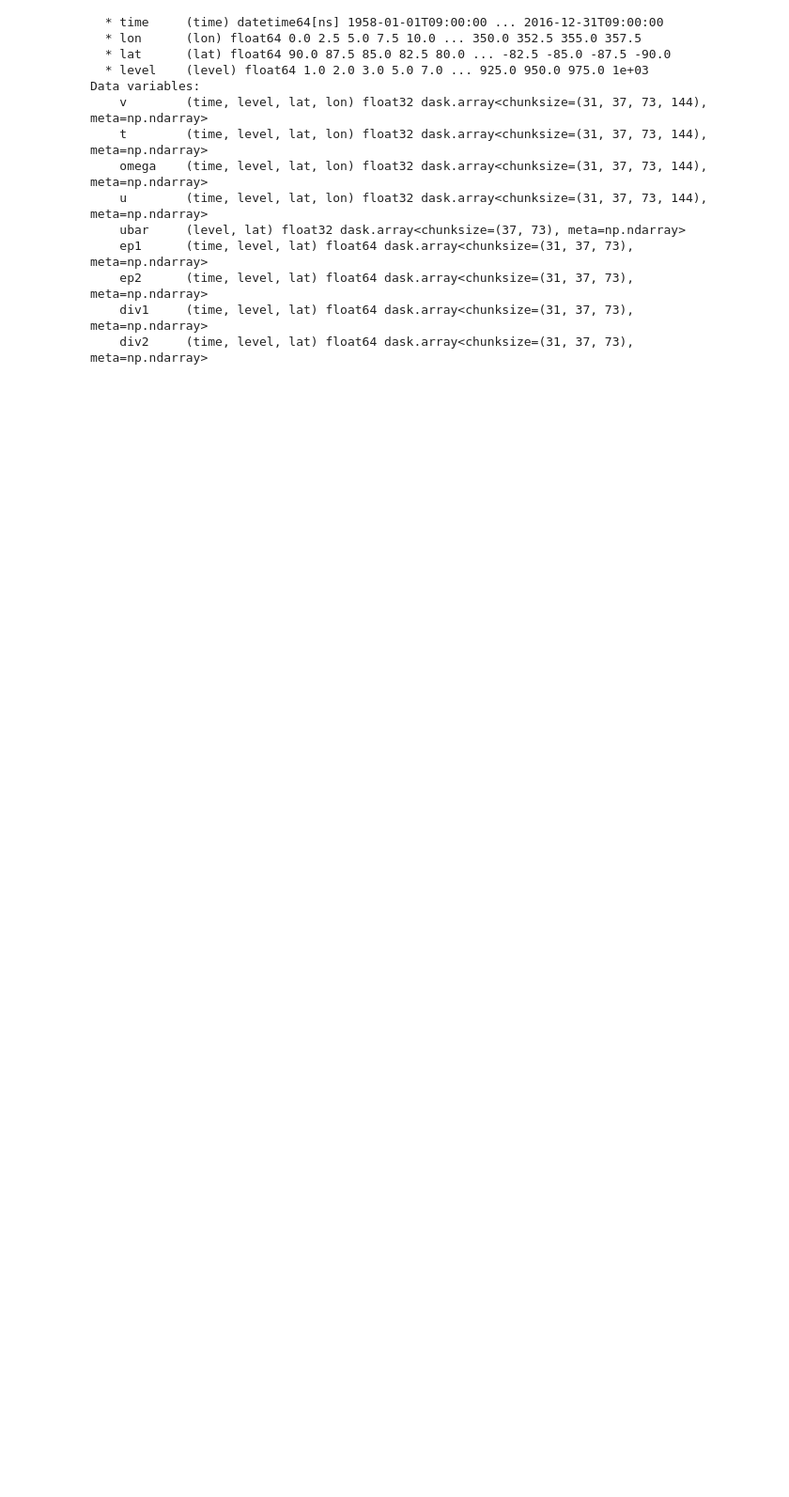
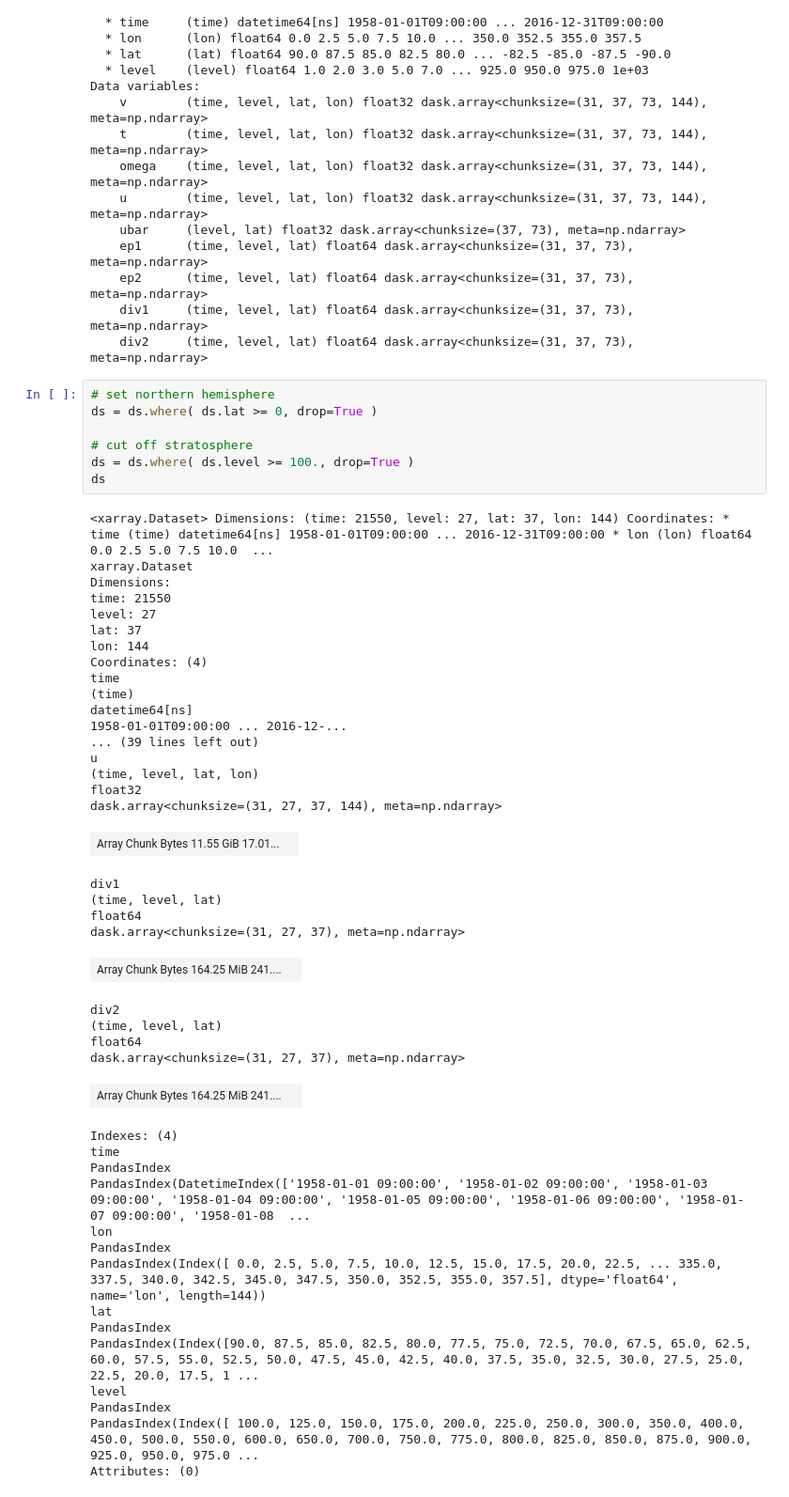
Before and after one commit to Caturrell/eddy_feedback, a Jupyter notebook: EPflux/jra55.ipynb, the cells around one changed output. Shown at 94% size. Cells and saved outputs as stored; diff of their text form; blank space fills up the shorter version.

```diff
--- a/EPflux/jra55.ipynb
+++ b/EPflux/jra55.ipynb
@@ -72,3 +76,53 @@ Data variables:
     ep2      (time, level, lat) float64 dask.array<chunksize=(31, 37, 73), meta=np.ndarray>
     div1     (time, level, lat) float64 dask.array<chunksize=(31, 37, 73), meta=np.ndarray>
     div2     (time, level, lat) float64 dask.array<chunksize=(31, 37, 73), meta=np.ndarray>
+# %%
+# set northern hemisphere
+ds = ds.where( ds.lat >= 0, drop=True )
+
+# cut off stratosphere
+ds = ds.where( ds.level >= 100., drop=True )
+ds
+# %% [output]
+<xarray.Dataset> Dimensions: (time: 21550, level: 27, lat: 37, lon: 144) Coordinates: * time (time) datetime64[ns] 1958-01-01T09:00:00 ... 2016-12-31T09:00:00 * lon (lon) float64 0.0 2.5 5.0 7.5 10.0  ...
+xarray.Dataset
+Dimensions:
+time: 21550
+level: 27
+lat: 37
+lon: 144
+Coordinates: (4)
+time
+(time)
+datetime64[ns]
+1958-01-01T09:00:00 ... 2016-12-...
+... (39 lines left out)
+u
+(time, level, lat, lon)
+float32
+dask.array<chunksize=(31, 27, 37, 144), meta=np.ndarray>
+| Array Chunk Bytes 11.55 GiB 17.01... |  |
+div1
+(time, level, lat)
+float64
+dask.array<chunksize=(31, 27, 37), meta=np.ndarray>
+| Array Chunk Bytes 164.25 MiB 241.... |  |
+div2
+(time, level, lat)
+float64
+dask.array<chunksize=(31, 27, 37), meta=np.ndarray>
+| Array Chunk Bytes 164.25 MiB 241.... |  |
+Indexes: (4)
+time
+PandasIndex
+PandasIndex(DatetimeIndex(['1958-01-01 09:00:00', '1958-01-02 09:00:00', '1958-01-03 09:00:00', '1958-01-04 09:00:00', '1958-01-05 09:00:00', '1958-01-06 09:00:00', '1958-01-07 09:00:00', '1958-01-08  ...
+lon
+PandasIndex
+PandasIndex(Index([ 0.0, 2.5, 5.0, 7.5, 10.0, 12.5, 15.0, 17.5, 20.0, 22.5, ... 335.0, 337.5, 340.0, 342.5, 345.0, 347.5, 350.0, 352.5, 355.0, 357.5], dtype='float64', name='lon', length=144))
+lat
+PandasIndex
+PandasIndex(Index([90.0, 87.5, 85.0, 82.5, 80.0, 77.5, 75.0, 72.5, 70.0, 67.5, 65.0, 62.5, 60.0, 57.5, 55.0, 52.5, 50.0, 47.5, 45.0, 42.5, 40.0, 37.5, 35.0, 32.5, 30.0, 27.5, 25.0, 22.5, 20.0, 17.5, 1 ...
+level
+PandasIndex
+PandasIndex(Index([ 100.0, 125.0, 150.0, 175.0, 200.0, 225.0, 250.0, 300.0, 350.0, 400.0, 450.0, 500.0, 550.0, 600.0, 650.0, 700.0, 750.0, 775.0, 800.0, 825.0, 850.0, 875.0, 900.0, 925.0, 950.0, 975.0 ...
+Attributes: (0)
```
Also changed, not shown: parts of 4 cells of this notebook, 3 other files.
